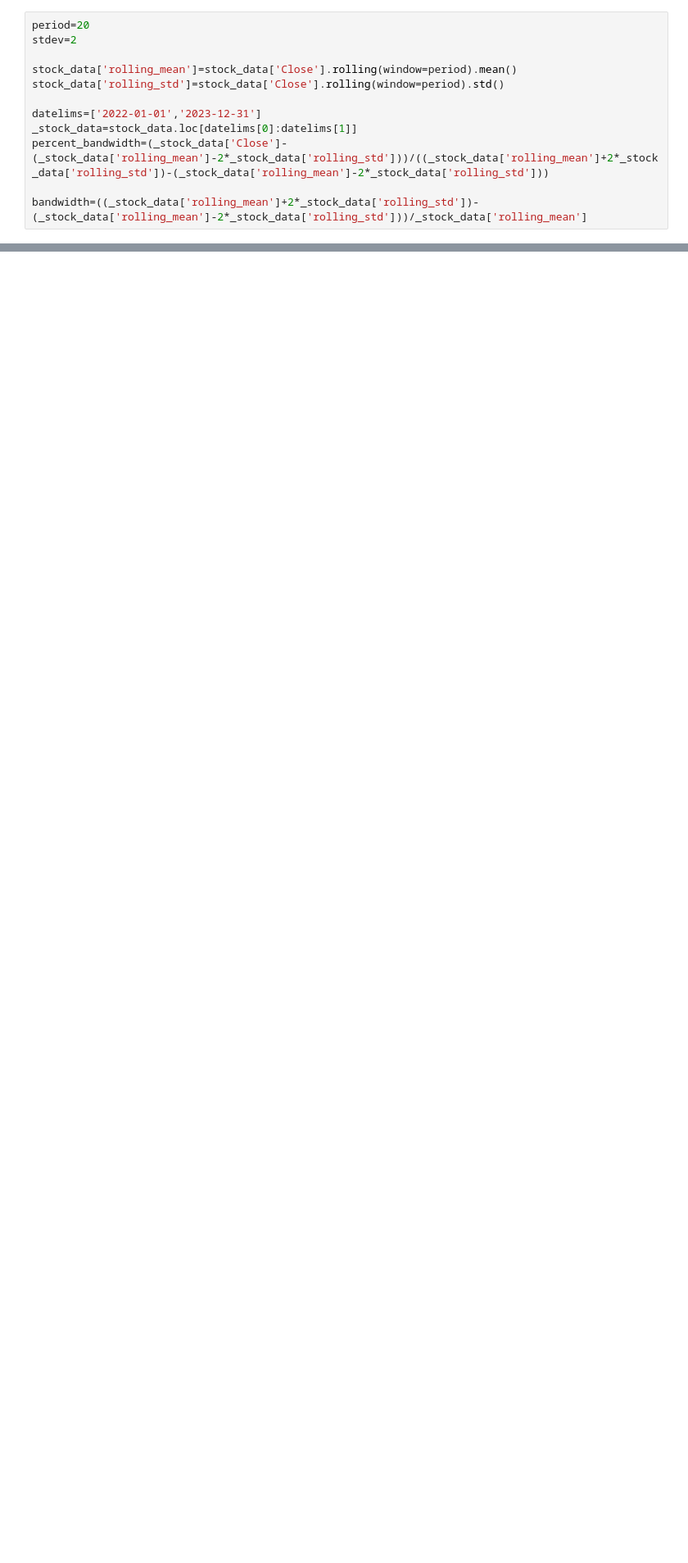
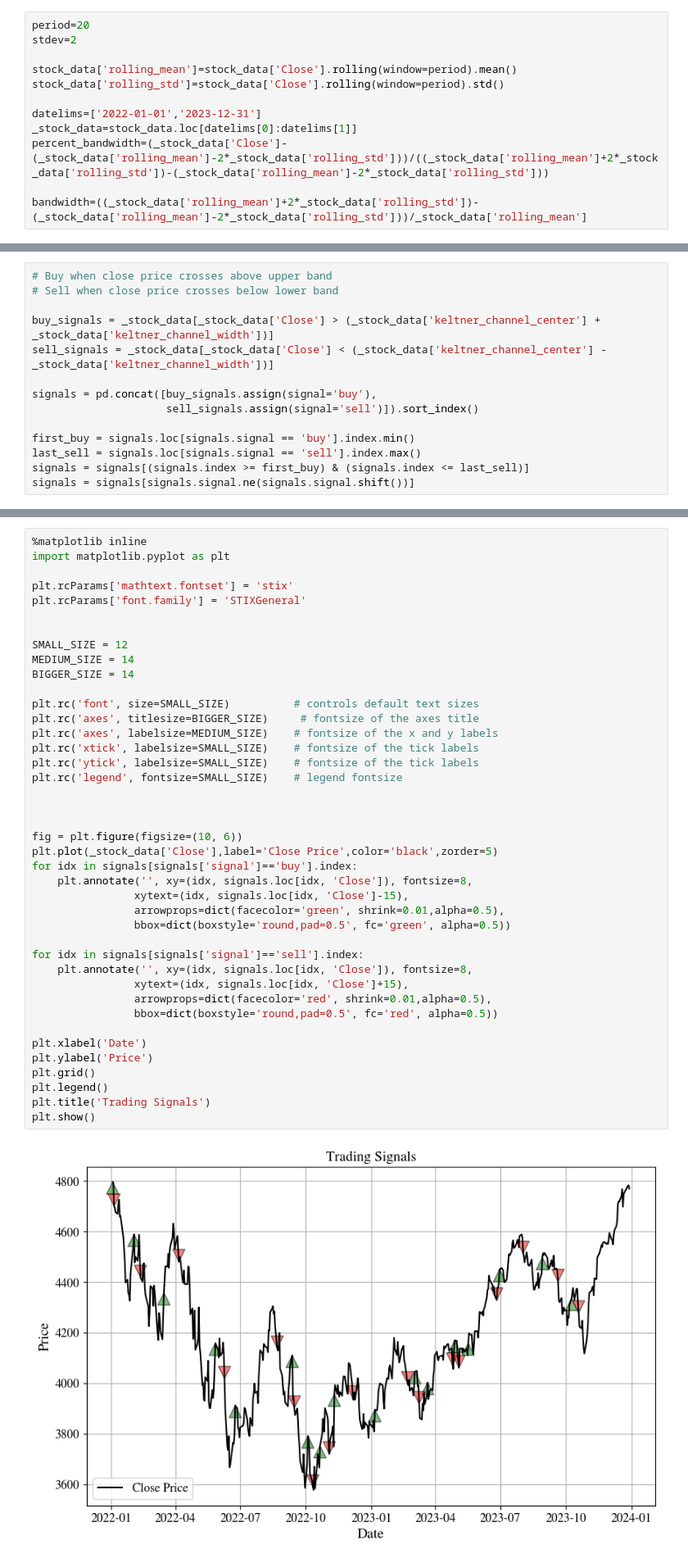
Before and after one commit to PriyadarshiAkshay/qaunt-finance, a Jupyter notebook: bollinger_bands.ipynb, the cells around one changed output, grey strips where cells are left out. Shown: that part at 82% size. Drawn from its saved outputs; the diff is of its cells as text; blank space fills up the shorter version.

```diff
--- a/bollinger_bands.ipynb
+++ b/bollinger_bands.ipynb
@@ -84,0 +126,14 @@ _stock_data['keltner_channel_upper']=_stock_data['keltner_channel_center']+stdev
+# %%
+# Buy when close price crosses above upper band
+# Sell when close price crosses below lower band
+
+buy_signals = _stock_data[_stock_data['Close'] > (_stock_data['keltner_channel_center'] + _stock_data['keltner_channel_width'])]
+sell_signals = _stock_data[_stock_data['Close'] < (_stock_data['keltner_channel_center'] - _stock_data['keltner_channel_width'])]
+
+signals = pd.concat([buy_signals.assign(signal='buy'),
+                     sell_signals.assign(signal='sell')]).sort_index()
+
+first_buy = signals.loc[signals.signal == 'buy'].index.min()
+last_sell = signals.loc[signals.signal == 'sell'].index.max()
+signals = signals[(signals.index >= first_buy) & (signals.index <= last_sell)]
+signals = signals[signals.signal.ne(signals.signal.shift())]
@@ -84,0 +148,43 @@ _stock_data['keltner_channel_upper']=_stock_data['keltner_channel_center']+stdev
+# %%
+%matplotlib inline
+import matplotlib.pyplot as plt
+
+plt.rcParams['mathtext.fontset'] = 'stix'
+plt.rcParams['font.family'] = 'STIXGeneral'
+
+
+SMALL_SIZE = 12
+MEDIUM_SIZE = 14
+BIGGER_SIZE = 14
+
+plt.rc('font', size=SMALL_SIZE)          # controls default text sizes
+plt.rc('axes', titlesize=BIGGER_SIZE)     # fontsize of the axes title
+plt.rc('axes', labelsize=MEDIUM_SIZE)    # fontsize of the x and y labels
+plt.rc('xtick', labelsize=SMALL_SIZE)    # fontsize of the tick labels
+plt.rc('ytick', labelsize=SMALL_SIZE)    # fontsize of the tick labels
+plt.rc('legend', fontsize=SMALL_SIZE)    # legend fontsize
+
+
+
+fig = plt.figure(figsize=(10, 6))
+plt.plot(_stock_data['Close'],label='Close Price',color='black',zorder=5)
+for idx in signals[signals['signal']=='buy'].index:
+    plt.annotate('', xy=(idx, signals.loc[idx, 'Close']), fontsize=8,
+                xytext=(idx, signals.loc[idx, 'Close']-15),
+                arrowprops=dict(facecolor='green', shrink=0.01,alpha=0.5),
+                bbox=dict(boxstyle='round,pad=0.5', fc='green', alpha=0.5))
+
+for idx in signals[signals['signal']=='sell'].index:
+    plt.annotate('', xy=(idx, signals.loc[idx, 'Close']), fontsize=8,
+                xytext=(idx, signals.loc[idx, 'Close']+15),
+                arrowprops=dict(facecolor='red', shrink=0.01,alpha=0.5),
+                bbox=dict(boxstyle='round,pad=0.5', fc='red', alpha=0.5))
+
+plt.xlabel('Date')
+plt.ylabel('Price')
+plt.grid()
+plt.legend()
+plt.title('Trading Signals')
+plt.show()
+# %% [output]
+[figure, added]
```
Also changed, not shown: parts of 5 cells of this notebook, 1 other file.
